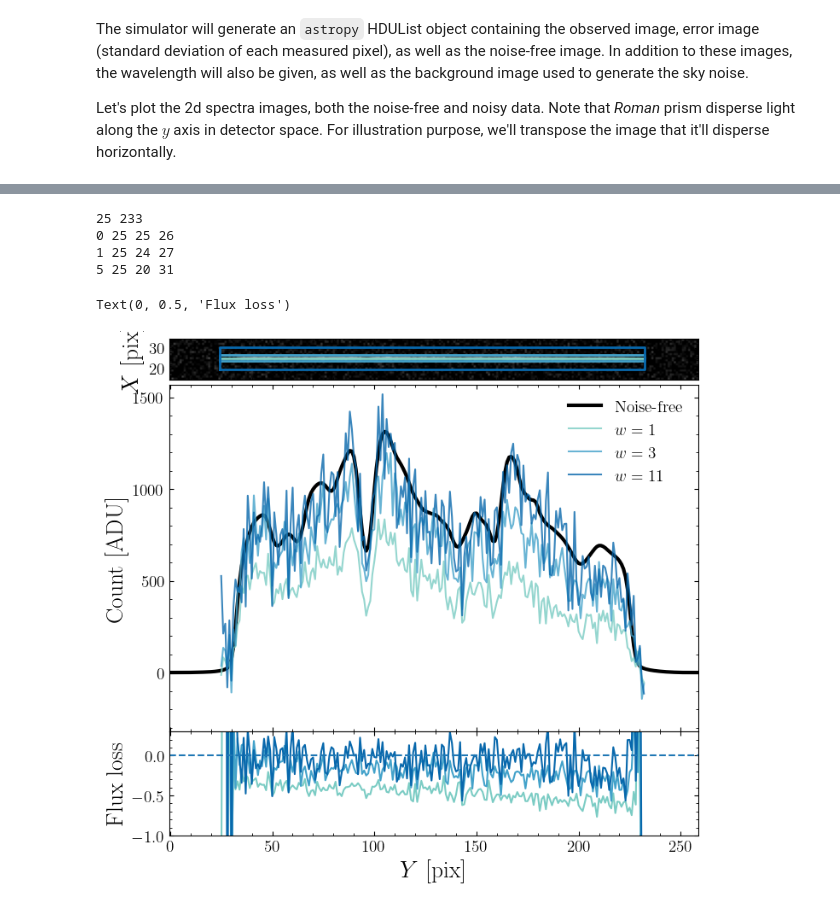
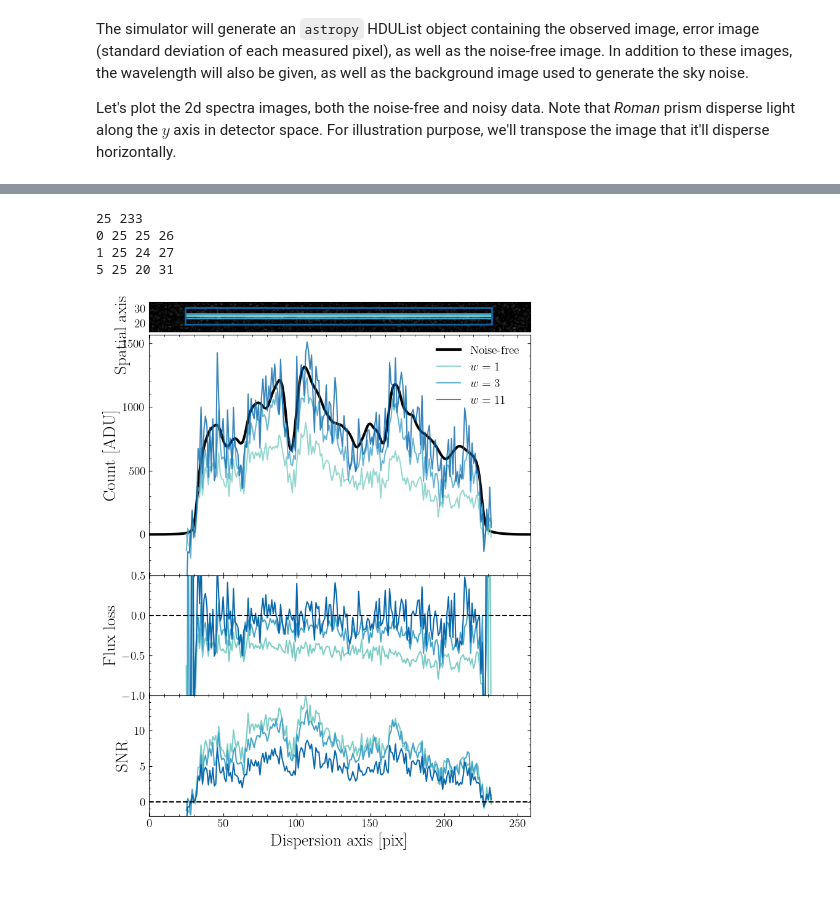
Before and after one commit to sangeetak20/RomanSpectraDataChallenge, a Jupyter notebook: 1d_spectral_extraction_using_simple_summation_and_optimum_spectral_extraction.ipynb, the cells around one changed output, grey strips where cells are left out. Cells and saved outputs as stored; diff of their text form; code cells hidden in the pictures.

```diff
--- a/1d_spectral_extraction_using_simple_summation_and_optimum_spectral_extraction.ipynb
+++ b/1d_spectral_extraction_using_simple_summation_and_optimum_spectral_extraction.ipynb
@@ -84,15 +85,15 @@ fig = plt.figure(figsize=(xSize, ySize))
 
 ax  = fig.add_subplot(111)
 
-ax.plot(LAMBDA_GRID, sn_flux_photlam, 'k-')
+ax.plot(LAMBDA_GRID.to(u.micron), sn_flux_photlam, 'k-')
 
 yMin, yMax = ax.get_ylim()
 
 ## Draw the relevant spectral range of Roman prism
-ax.fill_betweenx(np.array([yMin, yMax]), 738, x2=1859, color='black', alpha=opacity)
+ax.fill_betweenx(np.array([yMin, yMax]), 0.738, x2=1.859, color='black', alpha=opacity)
 
 ax.set_ylim(yMin, yMax)
 
-ax.set_xlabel(r'Wavelength [nm]')
+ax.set_xlabel(r'Wavelength [$\mu$m]')
 ax.set_ylabel(r'Flux [photons/s/cm$^2$/\AA]');
 # %% [output]
@@ -221,11 +249,11 @@ dKs    = np.array([0, 1, 5], dtype=int)
 colors = ['#7bccc4','#43a2ca','#0868ac']
 # %%
 ## Some plotting declarations
+nRows = 4
 nCols = 1
-nRows = 3
 
 xSize = 8
-ySize = 1.4 * xSize / GOLDEN_RATIO
+ySize = 2.0 * xSize / GOLDEN_RATIO
 
 CI  = 99.5
 pHi = 0.5 * (100.0 + CI)
@@ -236,7 +264,7 @@ opacity = 0.8
 
 plotting.def_plot_values_extra_large()
 
-fig, axes = plt.subplots(figsize=(xSize, ySize), ncols=nCols, nrows=nRows, sharex=True, sharey=False, height_ratios=[0.15, 1.0, 0.3])
+fig, axes = plt.subplots(figsize=(xSize, ySize), ncols=nCols, nrows=nRows, sharex=True, sharey=False, height_ratios=[0.15, 1.0, 0.5, 0.5])
 
 plt.subplots_adjust(hspace=0.0, top=0.95, bottom=0.1)
 
@@ -244,7 +272,8 @@ dX, dMX = 50, 10
 dY, dMY = 10, 2
 
 ## Grab the noisy image from the HDUList, and transpose so that the dispersion axis is along the horizontal axis
-noisySpec = hduList['SCI'].data.T
+noisySpec   = hduList['SCI'].data.T
+stdDevImage = hduList['ERR'].data.T
 
 ## Get shape of the image
 nK, nM = noisySpec.shape
@@ -276,12 +305,18 @@ spec1dNoiseFree = hduList['TRUE'].data.sum(1)
 
 axes[1].plot(spec1dNoiseFree, 'k-', label='Noise-free', linewidth=3)
 
-for dK, color in zip(dKs, colors):
+spec1d_uncalib         = np.zeros((len(dKs), hduList['WAVEPIX', 1].data['wavelength'].size))
+spec1d_uncalib_stdDev  = np.zeros_like(spec1d_uncalib)
+
+for k, (dK, color) in enumerate(zip(dKs, colors)):
+    label = '$w = '+'{0:d}'.format(2 * dK + 1)+'$'
+
     yyMin = max(0,  y_c - dK)
     yyMax = min(nK, y_c + dK+1)
 
     print(dK, y_c, yyMin, yyMax)
 
+    ## Draw the vertices of the box for the area where spectral extraction is going to be performed
     vertices = np.array([[xxMin-0.5, y_c], [xxMax-0.5, y_c]])
 
     if (dK > 0):
@@ -293,42 +328,63 @@ for dK, color in zip(dKs, colors):
 
     axes[0].plot(vertices[:,0], vertices[:,1], '-', color=color, linewidth=2)
 
-    spec1dNoisy = noisySpec[yyMin:yyMax, xxMin:xxMax].sum(0)
+    ## This is the main event, where we grab the relevant area in the data and sum it along the cross-dispersion axis.
+    ## Note that previously we transpose the data so dhat the cross-dispersion axis is along the vertical.
+    ## We'll save this arrays of 1d spectra because we'll use them later
+    spec1d_uncalib[k]        = noisySpec[yyMin:yyMax, xxMin:xxMax].sum(0)
+    spec1d_uncalib_stdDev[k] = np.sqrt((stdDevImage[yyMin:yyMax, xxMin:xxMax] ** 2).sum(0))
 
-    axes[1].plot(pixCoords, spec1dNoisy, '-', color=color, label='$w = '+'{0:d}'.format(2 * dK + 1)+'$', alpha=opacity)
+    axes[1].plot(pixCoords, spec1d_uncalib[k], '-', color=color, label=label, alpha=opacity)
 
-    fluxLoss = (spec1dNoisy - spec1dNoiseFree[xxMin:xxMax]) / spec1dNoiseFree[xxMin:xxMax]
+    ## We do a simple flux loss calculation, which is basically a fractional residual between the obtained 1d spectrum
+    ## and the true, noiseless, 1d spectrum.
+    fluxLoss = (spec1d_uncalib[k] - spec1dNoiseFree[xxMin:xxMax]) / spec1dNoiseFree[xxMin:xxMax]
 
-    axes[2].plot(pixCoords, fluxLoss, '-', color=color, label='$w = '+'{0:d}'.format(2 * dK + 1)+'$')
+    ## We calculate the SNR of the extraction
+    snr1d = spec1d_uncalib[k] / spec1d_uncalib_stdDev[k]
+
+    axes[2].plot(pixCoords, fluxLoss, '-', color=color, label=label)
+
+    axes[3].plot(pixCoords, snr1d, '-', color=color, label=label)
 
 axes[0].xaxis.set_major_locator(ticker.MultipleLocator(dX))
 axes[0].xaxis.set_minor_locator(ticker.MultipleLocator(dMX))
 axes[0].yaxis.set_major_locator(ticker.MultipleLocator(dY))
 axes[0].yaxis.set_minor_locator(ticker.MultipleLocator(dMY))
 
-axes[0].set_ylabel(r'$X$ [pix]')
+axes[0].set_ylabel(r'Spatial axis [pix]')
 
 axes[1].yaxis.set_major_locator(ticker.MultipleLocator(500))
 axes[1].yaxis.set_minor_locator(ticker.MultipleLocator(100))
 
 axes[1].set_ylim(-321.37194664311335, 1566.2893555278147)
 
 axes[1].set_ylabel(r'Count [ADU]')
 axes[1].legend(frameon=False, loc='upper right', fontsize='x-small')
 
-axes[2].axhline(linestyle='--')
+axes[2].axhline(linestyle='--', color='k')
 
-axes[2].set_ylim(-1.0, +0.3)
+axes[2].set_ylim(-1.0, +0.5)
 
 axes[2].yaxis.set_major_locator(ticker.MultipleLocator(0.5))
 axes[2].yaxis.set_minor_locator(ticker.MultipleLocator(0.1))
 
-axes[2].set_xlabel(r'$Y$ [pix]')
 axes[2].set_ylabel(r'Flux loss')
+
+axes[3].set_ylim(-2.0, 14.9)
+
+axes[3].set_xlabel(r'Dispersion axis [pix]')
+axes[3].set_ylabel(r'SNR')
+
+axes[3].axhline(linestyle='--', color='k')
+
+dY, dMY = 5.0, 1.0
+
+axes[3].yaxis.set_major_locator(ticker.MultipleLocator(dY))
+axes[3].yaxis.set_minor_locator(ticker.MultipleLocator(dMY))
 # %% [output]
 25 233
 0 25 25 26
 1 25 24 27
 5 25 20 31
-Text(0, 0.5, 'Flux loss')
-[figure, old version]
+[figure, new version]
```
Also changed, not shown: parts of 23 cells of this notebook, 1 other file.
